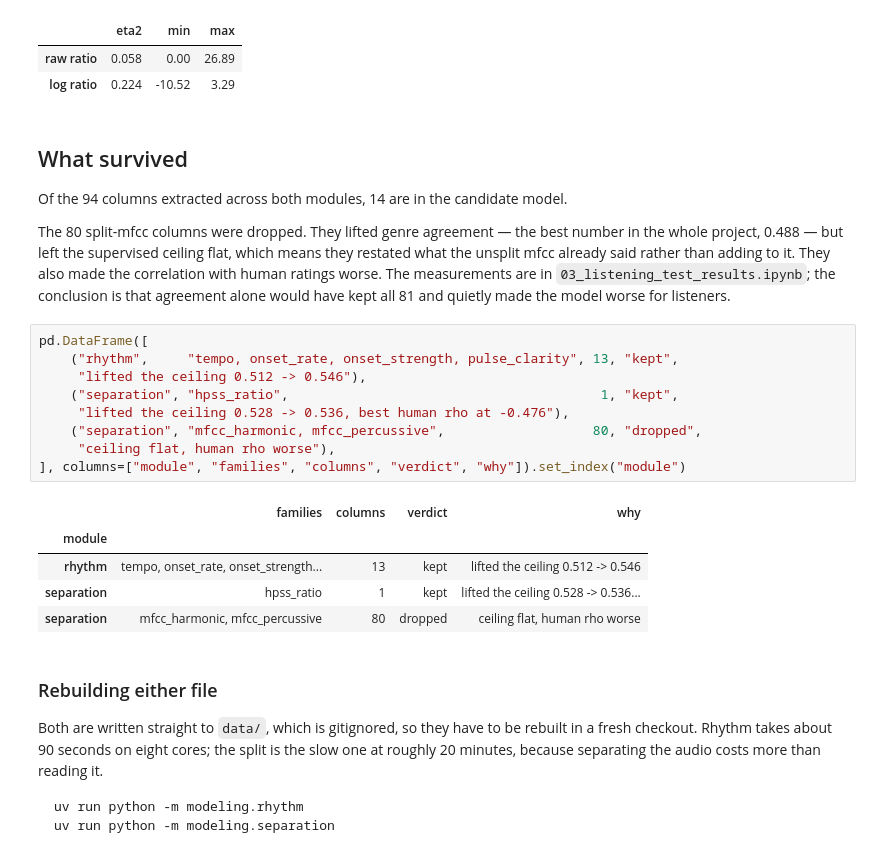
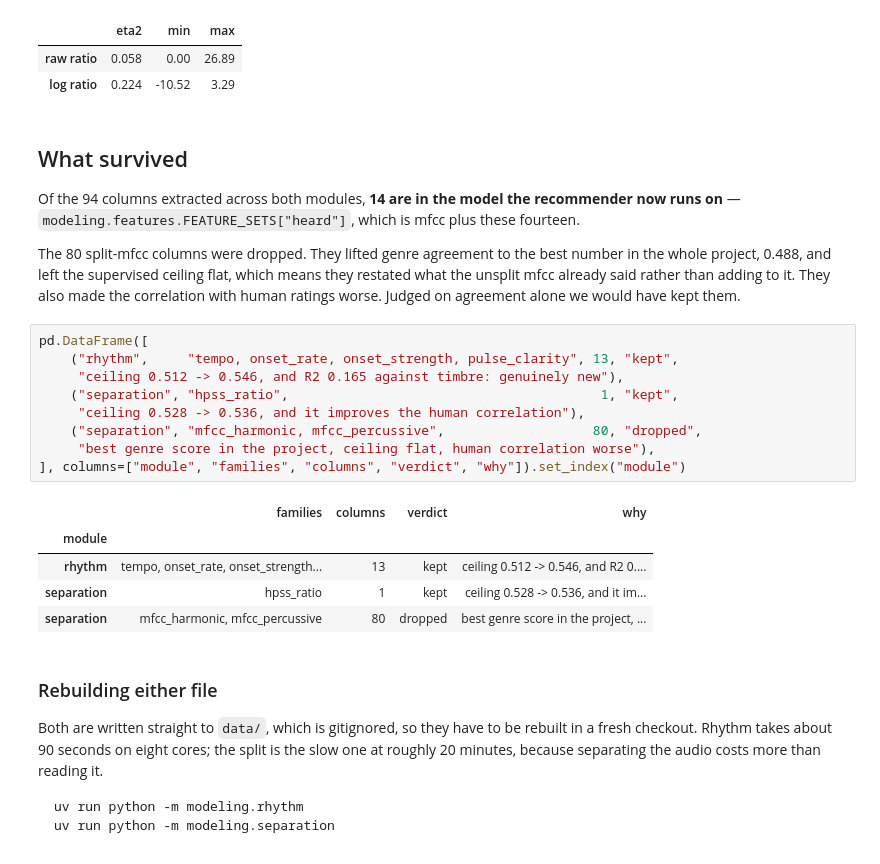
Before and after one commit to TimFlemmings/capstone-matchas-tastebridge, a Jupyter notebook: notebooks/04_new_features.ipynb, the cells around one changed output. Drawn from its saved outputs; the diff is of its cells as text.

```diff
--- a/notebooks/04_new_features.ipynb
+++ b/notebooks/04_new_features.ipynb
@@ -282,29 +282,30 @@ pd.DataFrame({
 # %% [markdown]
 ## What survived
 
-Of the 94 columns extracted across both modules, 14 are in the candidate model.
+Of the 94 columns extracted across both modules, **14 are in the model the
+recommender now runs on** — `modeling.features.FEATURE_SETS["heard"]`, which is
+mfcc plus these fourteen.
 
-The 80 split-mfcc columns were dropped. They lifted genre agreement — the best
-number in the whole project, 0.488 — but left the supervised ceiling flat, which
+The 80 split-mfcc columns were dropped. They lifted genre agreement to the best
+number in the whole project, 0.488, and left the supervised ceiling flat, which
 means they restated what the unsplit mfcc already said rather than adding to it.
-They also made the correlation with human ratings worse. The measurements are in
-`03_listening_test_results.ipynb`; the conclusion is that agreement alone would
-have kept all 81 and quietly made the model worse for listeners.
+They also made the correlation with human ratings worse. Judged on agreement
+alone we would have kept them.
 # %%
 pd.DataFrame([
     ("rhythm",     "tempo, onset_rate, onset_strength, pulse_clarity", 13, "kept",
-     "lifted the ceiling 0.512 -> 0.546"),
+     "ceiling 0.512 -> 0.546, and R2 0.165 against timbre: genuinely new"),
     ("separation", "hpss_ratio",                                        1, "kept",
-     "lifted the ceiling 0.528 -> 0.536, best human rho at -0.476"),
+     "ceiling 0.528 -> 0.536, and it improves the human correlation"),
     ("separation", "mfcc_harmonic, mfcc_percussive",                   80, "dropped",
-     "ceiling flat, human rho worse"),
+     "best genre score in the project, ceiling flat, human correlation worse"),
 ], columns=["module", "families", "columns", "verdict", "why"]).set_index("module")
 # %% [output]
 |  | families | columns | verdict | why |
 | module |  |  |  |  |
-| rhythm | tempo, onset_rate, onset_strength... | 13 | kept | lifted the ceiling 0.512 -> 0.546 |
-| separation | hpss_ratio | 1 | kept | lifted the ceiling 0.528 -> 0.536... |
-| separation | mfcc_harmonic, mfcc_percussive | 80 | dropped | ceiling flat, human rho worse |
+| rhythm | tempo, onset_rate, onset_strength... | 13 | kept | ceiling 0.512 -> 0.546, and R2 0.... |
+| separation | hpss_ratio | 1 | kept | ceiling 0.528 -> 0.536, and it im... |
+| separation | mfcc_harmonic, mfcc_percussive | 80 | dropped | best genre score in the project, ... |
 # %% [markdown]
 ### Rebuilding either file
 
```
Also changed, not shown: 4 other files.
